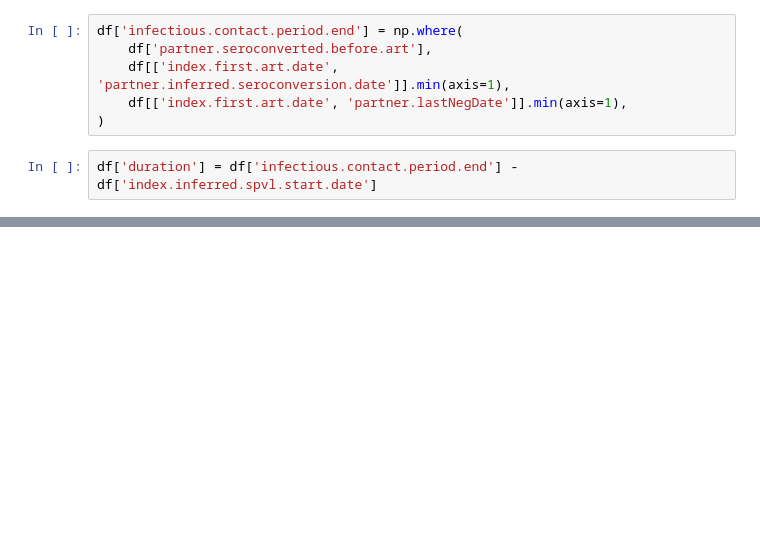
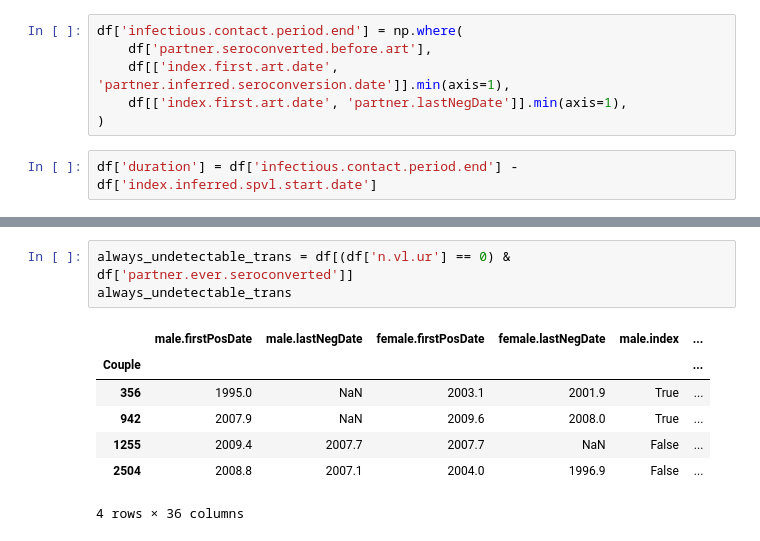
Before and after one commit to tanderson11/hiv-transmission-parameters, a Jupyter notebook: Blanquart/clean.ipynb, the cells around one changed output, grey strips where cells are left out. Cells and saved outputs as stored; diff of their text form; blank space fills up the shorter version.

```diff
--- a/Blanquart/clean.ipynb
+++ b/Blanquart/clean.ipynb
@@ -84,0 +122,11 @@ df
+# %%
+always_undetectable_trans = df[(df['n.vl.ur'] == 0) & df['partner.ever.seroconverted']]
+always_undetectable_trans
+# %% [output]
+|  | male.firstPosDate | male.lastNegDate | female.firstPosDate | female.lastNegDate | male.index | ... |
+| Couple |  |  |  |  |  | ... |
+| 356 | 1995.0 | NaN | 2003.1 | 2001.9 | True | ... |
+| 942 | 2007.9 | NaN | 2009.6 | 2008.0 | True | ... |
+| 1255 | 2009.4 | 2007.7 | 2007.7 | NaN | False | ... |
+| 2504 | 2008.8 | 2007.1 | 2004.0 | 1996.9 | False | ... |
+4 rows × 36 columns
```
Also changed, not shown: parts of 12 cells of this notebook, 3 other files.
